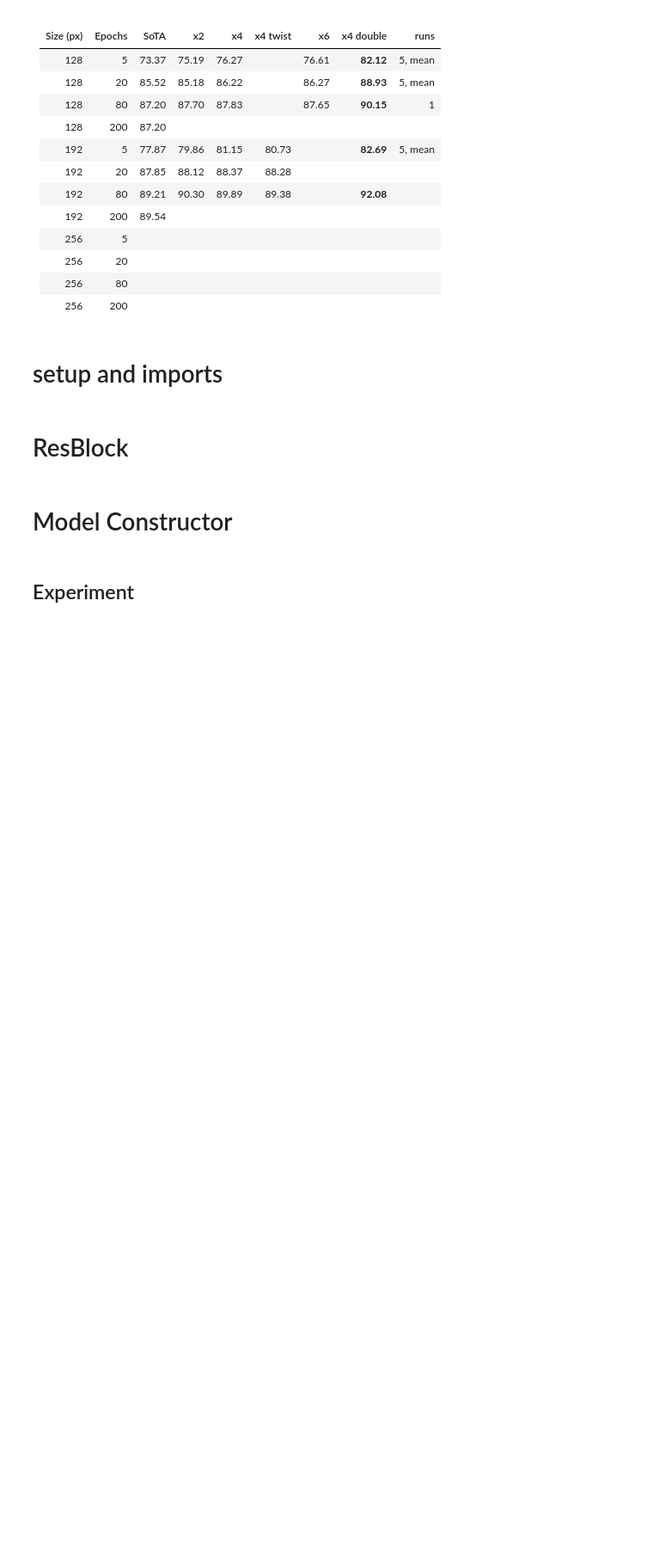
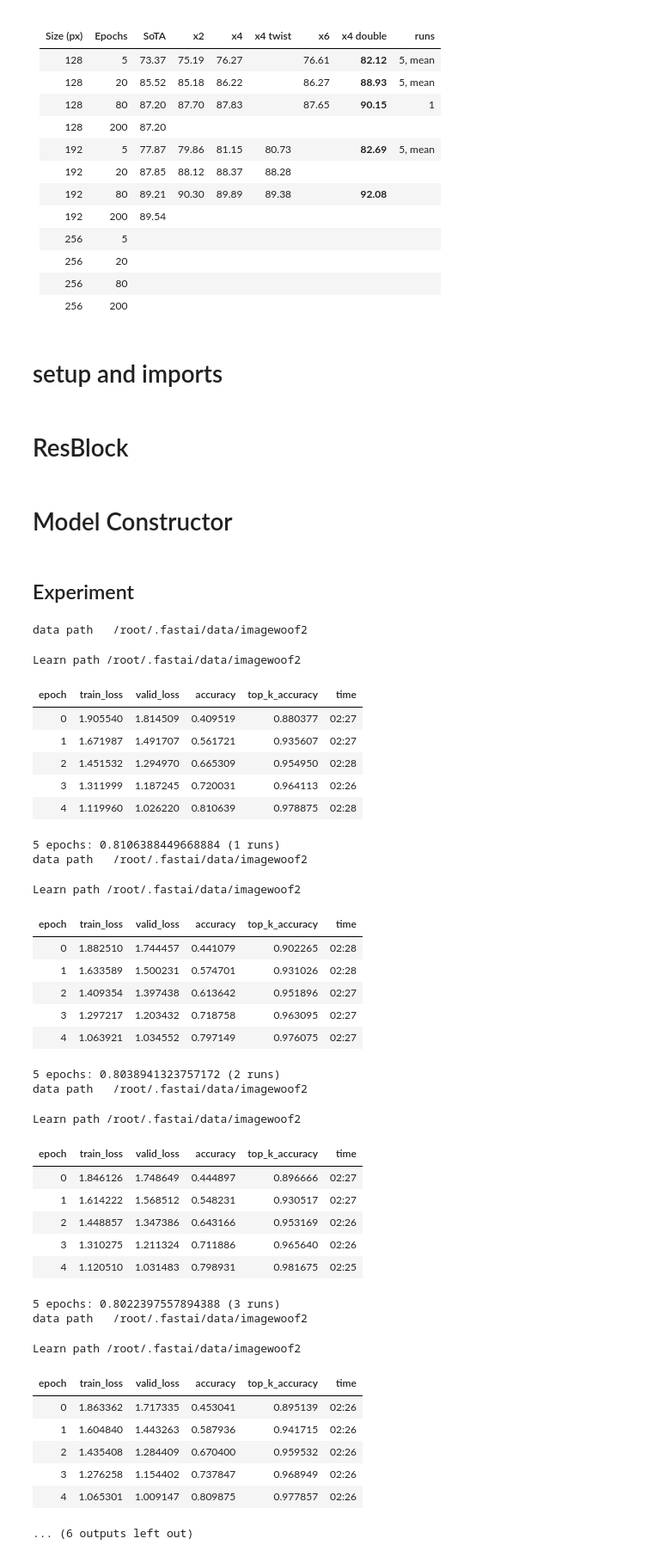
Before and after one commit to BoaEi/imagenette_experiments, a Jupyter notebook: ResNet_twist.ipynb, the cells around one changed output. Shown at 86% size. Saved outputs shown, nothing was run; the diff lists cells and outputs as text; code cells hidden in the pictures; blank space fills up the shorter version.

```diff
--- a/ResNet_twist.ipynb
+++ b/ResNet_twist.ipynb
@@ -141,3 +133,51 @@ model.act_fn = Mish()
 model.sa = True
 # %% [markdown]
 ## Experiment
+# %%
+dm = 4
+res = dict()
+for ep in [5]*5 + [20] + [80]:
+    mixup=0 if ep<=20 else 0.2
+    learn = get_learn(model=model, size=192, bs=16, mixup=mixup)
+    learn.fit_fc(ep, lr=4e-3, moms=(0.95,0.95), start_pct=0.72)
+    acc = learn.recorder.metrics[-1][0].item()
+    res[ep] = [acc] if ep not in res else res[ep] + [acc]
+    print('{} epochs: {} ({} runs)'.format(ep, sum(res[ep])/len(res[ep]), len(res[ep])))
+print('depth multiplier={}'.format(dm), {ep: sum(res[ep])/len(res[ep]) for ep in res})
+# %% [output]
+data path   /root/.fastai/data/imagewoof2
+Learn path /root/.fastai/data/imagewoof2
+| epoch | train_loss | valid_loss | accuracy | top_k_accuracy | time |
+| 0 | 1.905540 | 1.814509 | 0.409519 | 0.880377 | 02:27 |
+| 1 | 1.671987 | 1.491707 | 0.561721 | 0.935607 | 02:27 |
+| 2 | 1.451532 | 1.294970 | 0.665309 | 0.954950 | 02:28 |
+| 3 | 1.311999 | 1.187245 | 0.720031 | 0.964113 | 02:26 |
+| 4 | 1.119960 | 1.026220 | 0.810639 | 0.978875 | 02:28 |
+5 epochs: 0.8106388449668884 (1 runs)
+data path   /root/.fastai/data/imagewoof2
+Learn path /root/.fastai/data/imagewoof2
+| epoch | train_loss | valid_loss | accuracy | top_k_accuracy | time |
+| 0 | 1.882510 | 1.744457 | 0.441079 | 0.902265 | 02:28 |
+| 1 | 1.633589 | 1.500231 | 0.574701 | 0.931026 | 02:28 |
+| 2 | 1.409354 | 1.397438 | 0.613642 | 0.951896 | 02:27 |
+| 3 | 1.297217 | 1.203432 | 0.718758 | 0.963095 | 02:27 |
+| 4 | 1.063921 | 1.034552 | 0.797149 | 0.976075 | 02:27 |
+5 epochs: 0.8038941323757172 (2 runs)
+data path   /root/.fastai/data/imagewoof2
+Learn path /root/.fastai/data/imagewoof2
+| epoch | train_loss | valid_loss | accuracy | top_k_accuracy | time |
+| 0 | 1.846126 | 1.748649 | 0.444897 | 0.896666 | 02:27 |
+| 1 | 1.614222 | 1.568512 | 0.548231 | 0.930517 | 02:27 |
+| 2 | 1.448857 | 1.347386 | 0.643166 | 0.953169 | 02:26 |
+| 3 | 1.310275 | 1.211324 | 0.711886 | 0.965640 | 02:26 |
+| 4 | 1.120510 | 1.031483 | 0.798931 | 0.981675 | 02:25 |
+5 epochs: 0.8022397557894388 (3 runs)
+data path   /root/.fastai/data/imagewoof2
+Learn path /root/.fastai/data/imagewoof2
+| epoch | train_loss | valid_loss | accuracy | top_k_accuracy | time |
+| 0 | 1.863362 | 1.717335 | 0.453041 | 0.895139 | 02:26 |
+| 1 | 1.604840 | 1.443263 | 0.587936 | 0.941715 | 02:26 |
+| 2 | 1.435408 | 1.284409 | 0.670400 | 0.959532 | 02:26 |
+| 3 | 1.276258 | 1.154402 | 0.737847 | 0.968949 | 02:26 |
+| 4 | 1.065301 | 1.009147 | 0.809875 | 0.977857 | 02:26 |
+... (6 outputs left out)
```
Also changed, not shown: parts of 5 cells of this notebook.
